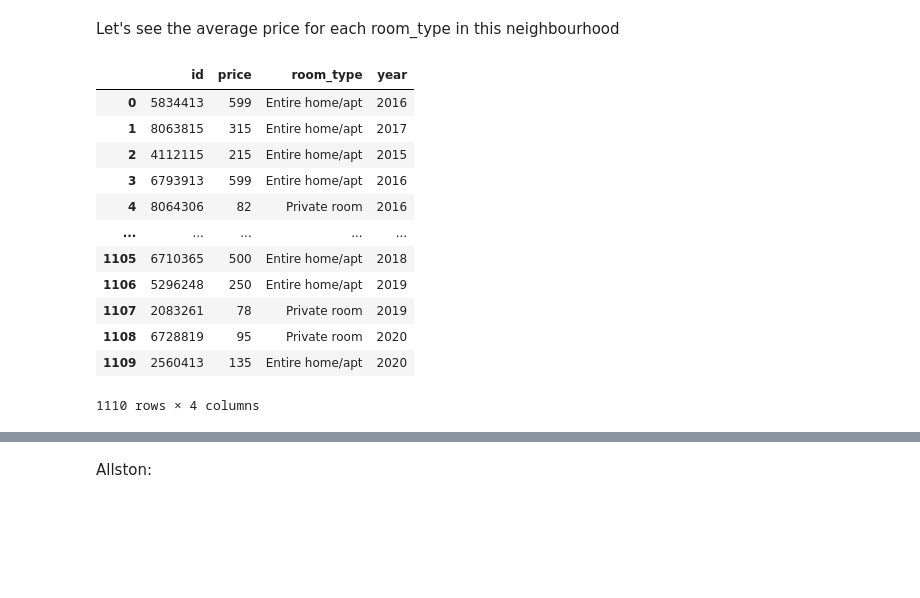
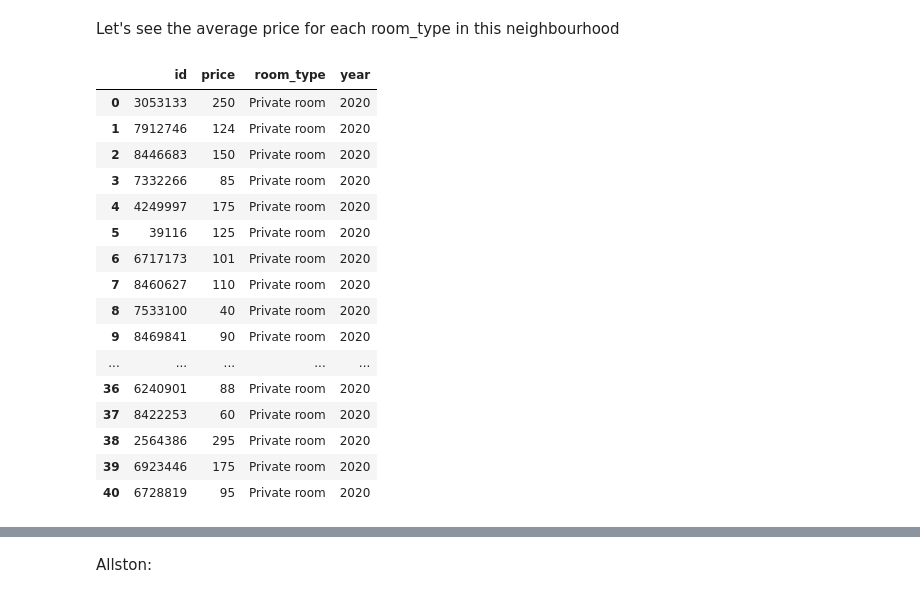
Before and after one commit to aditya-prasad-projects/Airbnb, a Jupyter notebook: Boston_Airbnb_Analysis.ipynb, the cells around one changed output, grey strips where cells are left out. Saved outputs shown, nothing was run; the diff lists cells and outputs as text; code cells hidden in the pictures; blank space fills up the shorter version.

```diff
--- a/Boston_Airbnb_Analysis.ipynb
+++ b/Boston_Airbnb_Analysis.ipynb
@@ -437,19 +396,23 @@ fenway_neighbourhood_summary = fenway_neighbourhood.select("id", "price", "room_
-# %%
-fenway_neighbourhood_summary_home = fenway_neighbourhood_summary.where("room_type == 'Entire home/apt'")
-# %% [output]
-|  | id | price | room_type | year |
-| 0 | 5834413 | 599 | Entire home/apt | 2016 |
-| 1 | 8063815 | 315 | Entire home/apt | 2017 |
-| 2 | 4112115 | 215 | Entire home/apt | 2015 |
-| 3 | 6793913 | 599 | Entire home/apt | 2016 |
-| 4 | 8064306 | 82 | Private room | 2016 |
-| ... | ... | ... | ... | ... |
-| 1105 | 6710365 | 500 | Entire home/apt | 2018 |
-| 1106 | 5296248 | 250 | Entire home/apt | 2019 |
-| 1107 | 2083261 | 78 | Private room | 2019 |
-| 1108 | 6728819 | 95 | Private room | 2020 |
-| 1109 | 2560413 | 135 | Entire home/apt | 2020 |
-1110 rows × 4 columns
+# %%
+fenway_neighbourhood_summary.where("year == 2020 and room_type == 'Private room'").toPandas()
+# %% [output]
+|  | id | price | room_type | year |
+| 0 | 3053133 | 250 | Private room | 2020 |
+| 1 | 7912746 | 124 | Private room | 2020 |
+| 2 | 8446683 | 150 | Private room | 2020 |
+| 3 | 7332266 | 85 | Private room | 2020 |
+| 4 | 4249997 | 175 | Private room | 2020 |
+| 5 | 39116 | 125 | Private room | 2020 |
+| 6 | 6717173 | 101 | Private room | 2020 |
+| 7 | 8460627 | 110 | Private room | 2020 |
+| 8 | 7533100 | 40 | Private room | 2020 |
+| 9 | 8469841 | 90 | Private room | 2020 |
+| ... | ... | ... | ... | ... |
+| 36 | 6240901 | 88 | Private room | 2020 |
+| 37 | 8422253 | 60 | Private room | 2020 |
+| 38 | 2564386 | 295 | Private room | 2020 |
+| 39 | 6923446 | 175 | Private room | 2020 |
+| 40 | 6728819 | 95 | Private room | 2020 |
 # %%
 fenway_neighbourhood_summary.createOrReplaceTempView("room_type")
 neighbourhood = spark.sql("""
```
Also changed, not shown: parts of 10 cells of this notebook.
